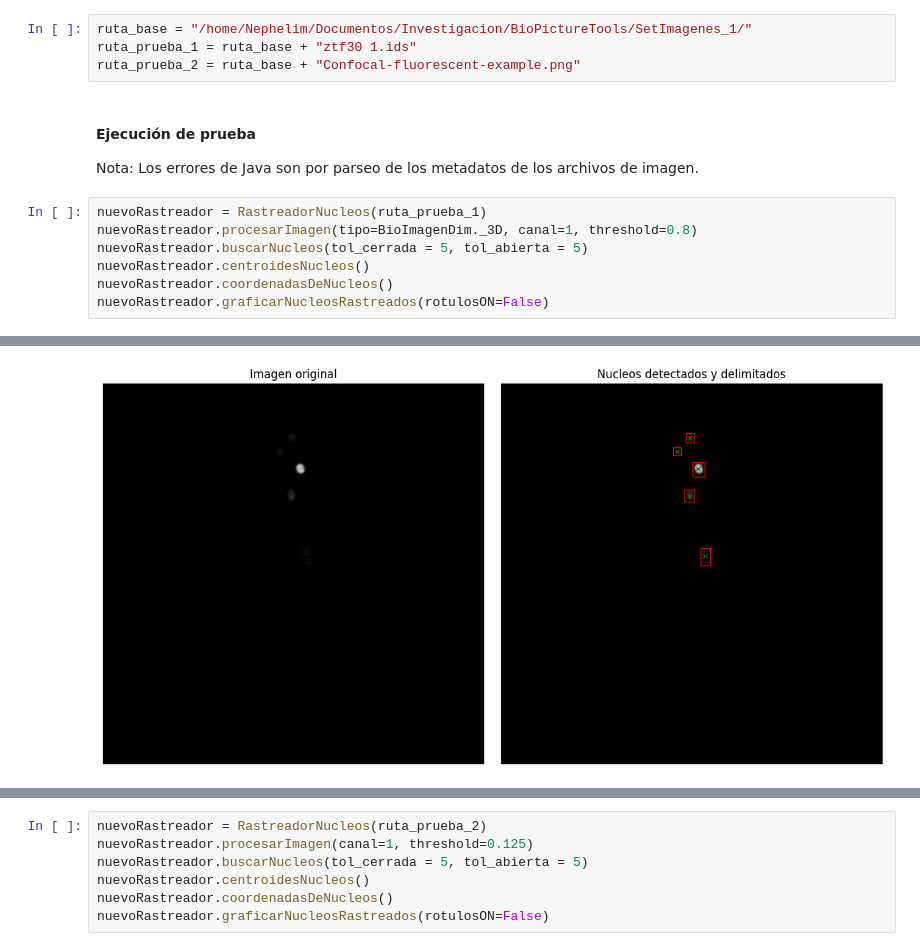
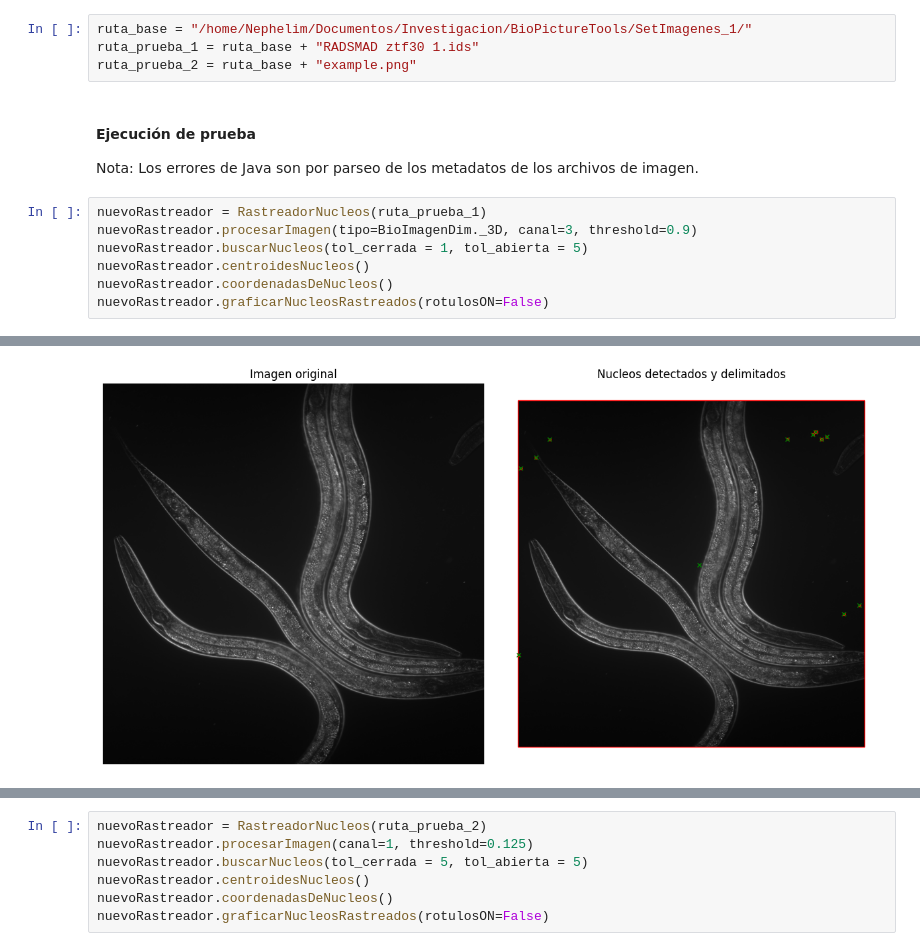
Before and after one commit to NicSal-BadRequest/BioPictureTools, a Jupyter notebook: VersionColab/RastreadorNucleosDeGusano.ipynb, the cells around one changed output, grey strips where cells are left out. Cells and saved outputs as stored; diff of their text form.

```diff
--- a/VersionColab/RastreadorNucleosDeGusano.ipynb
+++ b/VersionColab/RastreadorNucleosDeGusano.ipynb
@@ -361,16 +560,16 @@ class RastreadorNucleos(BioImageHandler):
 ##### Ruta del archivo:
 # %%
 ruta_base = "/home/Nephelim/Documentos/Investigacion/BioPictureTools/SetImagenes_1/"
-ruta_prueba_1 = ruta_base + "ztf30 1.ids"
-ruta_prueba_2 = ruta_base + "Confocal-fluorescent-example.png"
+ruta_prueba_1 = ruta_base + "RADSMAD ztf30 1.ids"
+ruta_prueba_2 = ruta_base + "example.png"
 # %% [markdown]
 #### Ejecución de prueba
 
 Nota: Los errores de Java son por parseo de los metadatos de los archivos de imagen.
 # %%
 nuevoRastreador = RastreadorNucleos(ruta_prueba_1)
-nuevoRastreador.procesarImagen(tipo=BioImagenDim._3D, canal=1, threshold=0.8)
-nuevoRastreador.buscarNucleos(tol_cerrada = 5, tol_abierta = 5)
+nuevoRastreador.procesarImagen(tipo=BioImagenDim._3D, canal=3, threshold=0.9)
+nuevoRastreador.buscarNucleos(tol_cerrada = 1, tol_abierta = 5)
 nuevoRastreador.centroidesNucleos()
 nuevoRastreador.coordenadasDeNucleos()
 nuevoRastreador.graficarNucleosRastreados(rotulosON=False)
@@ -394,2 +593,2 @@ java.lang.NumberFormatException: For input string: "Confocal C1 Scanner"
 Shape de la imagen: (1, 4, 1, 1024, 1024)
-[figure, old version]
+[figure, new version]
```
Also changed, not shown: parts of 3 cells of this notebook, 2 other files.
